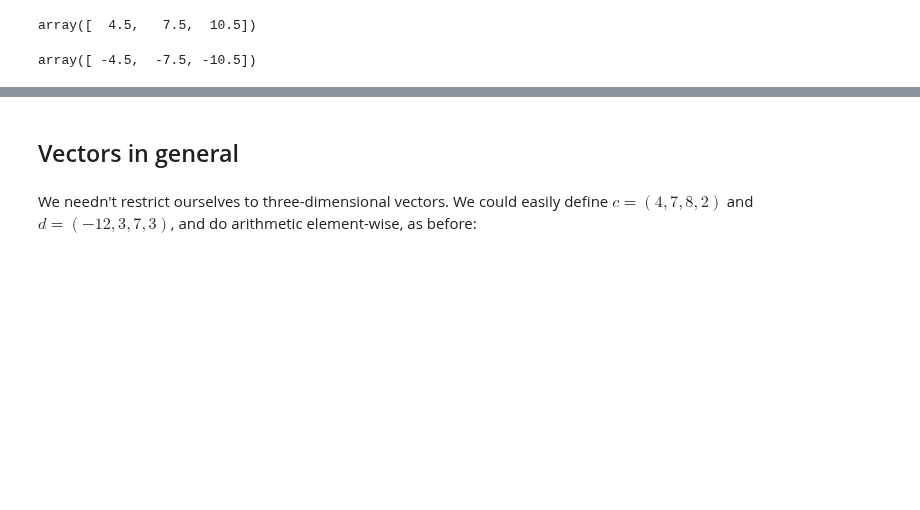
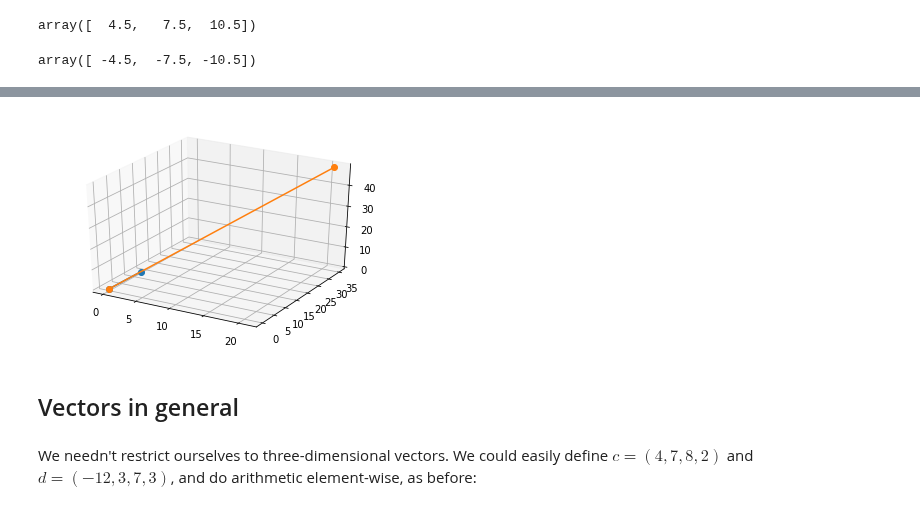
Before and after one commit to thalesians/tsa, a Jupyter notebook: src/jupyter/python/foundations/linear-algebra.ipynb, the cells around one changed output, grey strips where cells are left out. Drawn from its saved outputs; the diff is of its cells as text; code cells hidden in the pictures; blank space fills up the shorter version.

```diff
--- a/src/jupyter/python/foundations/linear-algebra.ipynb
+++ b/src/jupyter/python/foundations/linear-algebra.ipynb
@@ -306,3 +395,11 @@ array([ -4.5,  -7.5, -10.5])
+# %%
+from mpl_toolkits.mplot3d import Axes3D
+fig = plt.figure()
+ax = fig.add_subplot(111, projection='3d')
+ax.plot([0, a[0]], [0, a[1]], [0, a[2]], 'o-')
+ax.plot([0, 7 * a[0]], [0, 7 * a[1]], [0, 7 * a[2]], 'o-');
+# %% [output]
+[figure, added]
 # %% [markdown]
 ## Vectors in general
 # %% [markdown]
```
Also changed, not shown: parts of 108 cells of this notebook.
